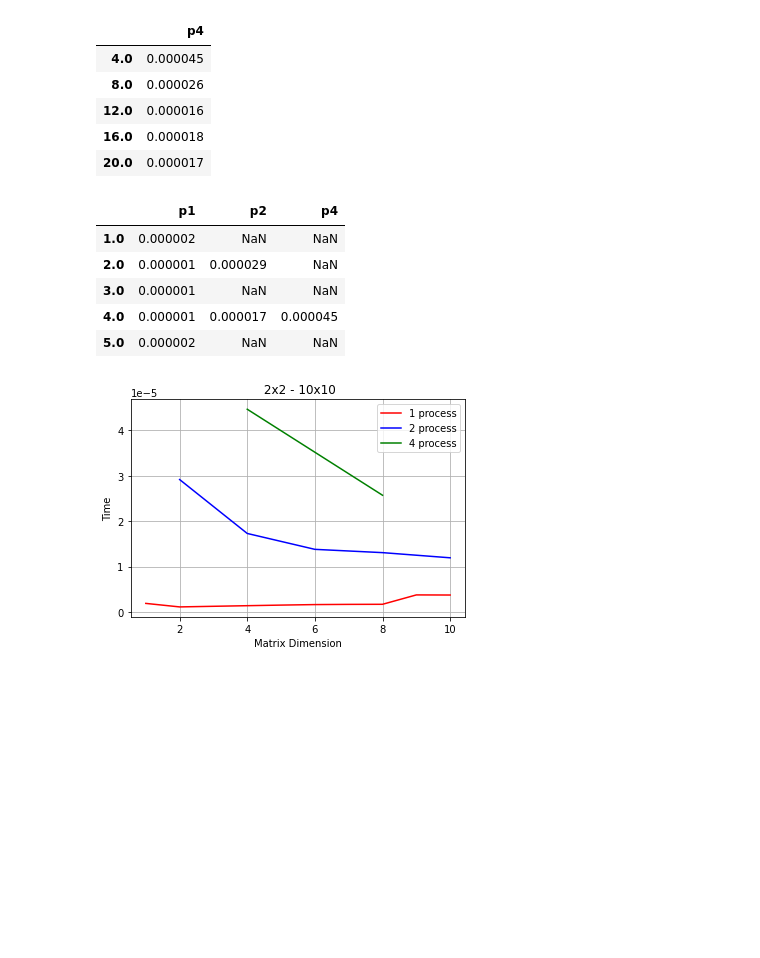
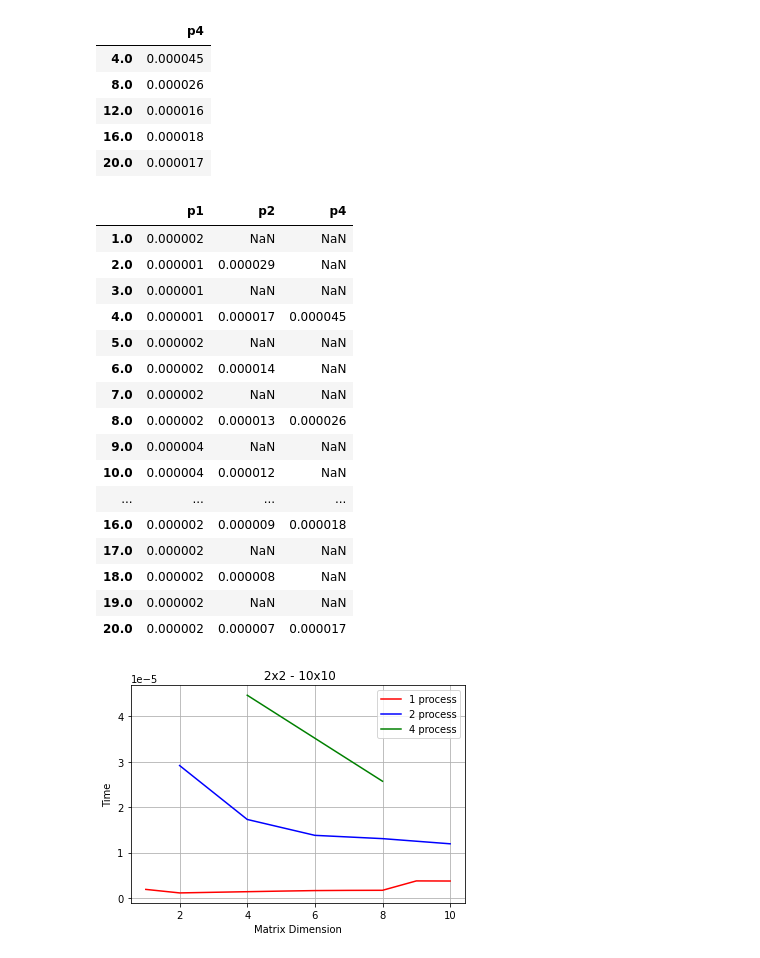
Before and after one commit to alexbrill/results_analysis, a Jupyter notebook: psa_lab2/main.ipynb, the cells around one changed output. Cells and saved outputs as stored; diff of their text form; code cells hidden in the pictures; blank space fills up the shorter version.

```diff
--- a/psa_lab2/main.ipynb
+++ b/psa_lab2/main.ipynb
@@ -69,14 +69,25 @@ df4_average.head()
 | 20.0 | 0.000017 |
 # %%
 df = pd.concat([df1_average, df2_average, df4_average], axis=1)
-df.head()
+df.head(20)
 # %% [output]
 |  | p1 | p2 | p4 |
 | 1.0 | 0.000002 | NaN | NaN |
 | 2.0 | 0.000001 | 0.000029 | NaN |
 | 3.0 | 0.000001 | NaN | NaN |
 | 4.0 | 0.000001 | 0.000017 | 0.000045 |
 | 5.0 | 0.000002 | NaN | NaN |
+| 6.0 | 0.000002 | 0.000014 | NaN |
+| 7.0 | 0.000002 | NaN | NaN |
+| 8.0 | 0.000002 | 0.000013 | 0.000026 |
+| 9.0 | 0.000004 | NaN | NaN |
+| 10.0 | 0.000004 | 0.000012 | NaN |
+| ... | ... | ... | ... |
+| 16.0 | 0.000002 | 0.000009 | 0.000018 |
+| 17.0 | 0.000002 | NaN | NaN |
+| 18.0 | 0.000002 | 0.000008 | NaN |
+| 19.0 | 0.000002 | NaN | NaN |
+| 20.0 | 0.000002 | 0.000007 | 0.000017 |
 # %%
 idx2 = (~df["p2"].isna())
 idx4 = (~df["p4"].isna())
```
